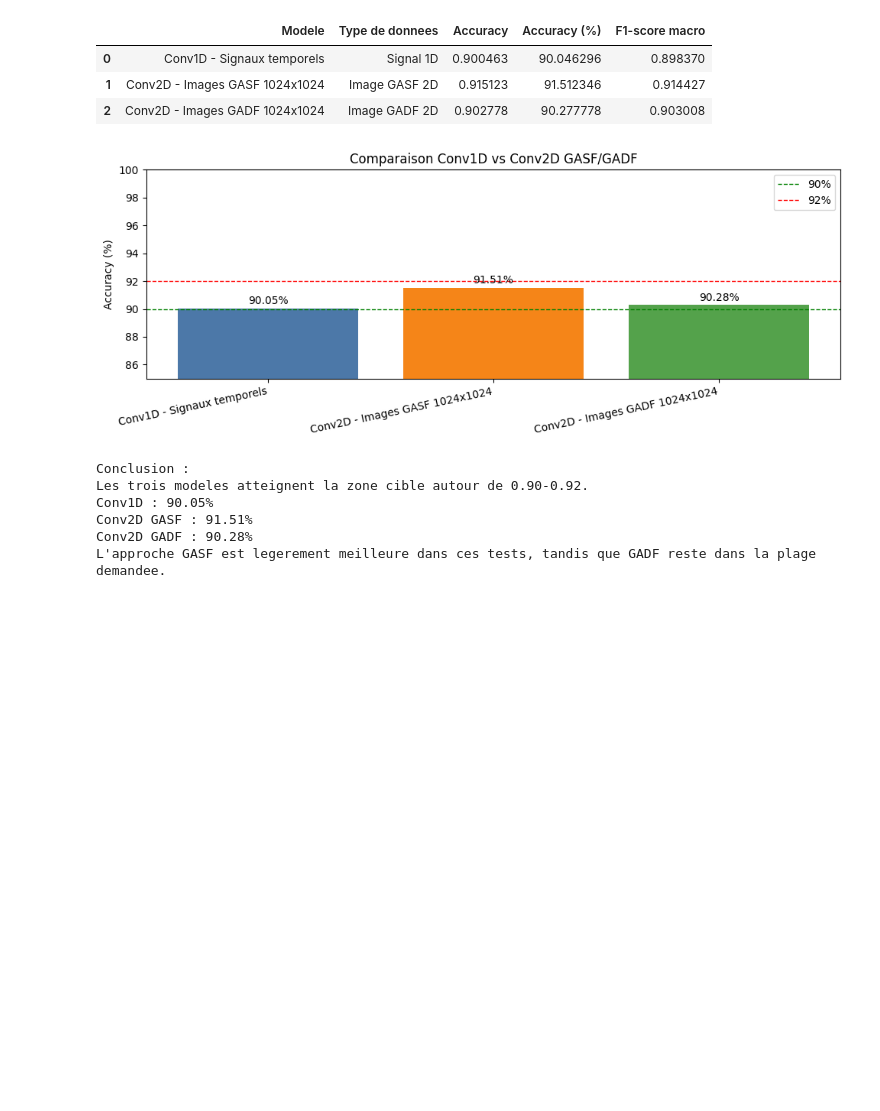
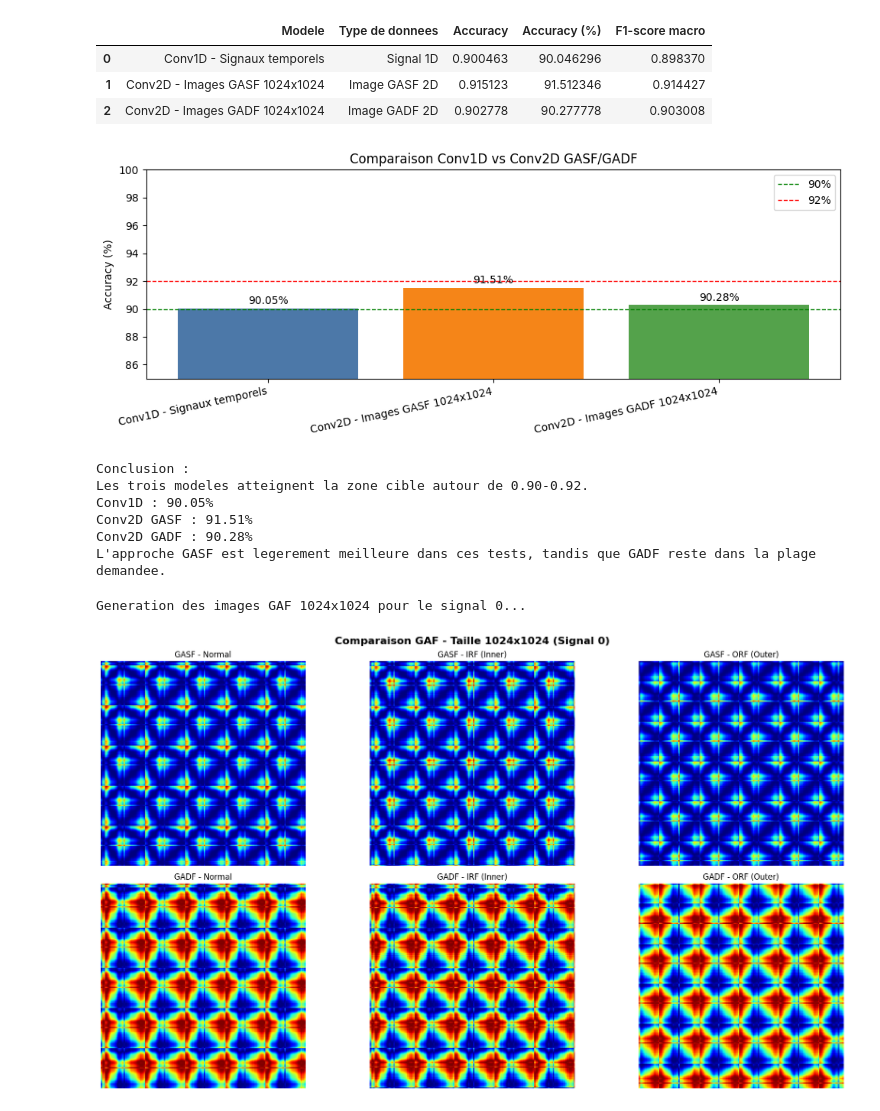
Before and after one commit to MaryemTrk01/Detection_D-anomalie_Par_Reseau_Siamois, a Jupyter notebook: main.ipynb, the cells around one changed output. Cells and saved outputs as stored; diff of their text form; code cells hidden in the pictures; blank space fills up the shorter version.

Commit message:
Update GAF and normalization visualizations

```diff
--- a/main.ipynb
+++ b/main.ipynb
@@ -900,3 +900,75 @@ Conv1D : 90.05%
 Conv2D GASF : 91.51%
 Conv2D GADF : 90.28%
 L'approche GASF est legerement meilleure dans ces tests, tandis que GADF reste dans la plage demandee.
+# %%
+# =====================================================
+# Visualisation GASF/GADF 1024x1024 comme dans PS3
+# =====================================================
+
+import os
+import numpy as np
+import pandas as pd
+import matplotlib.pyplot as plt
+from pyts.image import GramianAngularField
+
+DATASET_DIR = r"C:\Users\trkma\Downloads\archive\Dataset"
+CLASS_FOLDERS = ["Normal", "Inner Race Fault", "Outer Race Fault"]
+CLASS_TITLES = ["Normal", "IRF (Inner)", "ORF (Outer)"]
+IMAGE_SIZE = 1024
+N_SAMPLES = 5000
+SIGNAL_IDX = 0
+
+
+def load_one_normalized_signal(folder_name, signal_idx=0):
+    folder_path = os.path.join(DATASET_DIR, folder_name)
+    csv_files = [f for f in os.listdir(folder_path) if f.endswith(".csv")]
+
+    if len(csv_files) == 0:
+        raise FileNotFoundError(f"Aucun fichier CSV trouve dans {folder_path}")
+
+    csv_files = sorted(csv_files)
+    file_path = os.path.join(folder_path, csv_files[signal_idx])
+    signal = pd.read_csv(file_path, header=None).values.flatten()
+
+    if len(signal) < N_SAMPLES:
+        signal = np.pad(signal, (0, N_SAMPLES - len(signal)), mode="constant")
+    else:
+        signal = signal[:N_SAMPLES]
+
+    signal = signal.astype("float32")
+    signal = (signal - signal.min()) / (signal.max() - signal.min() + 1e-8)
+    return signal.reshape(1, -1)
+
+
+print(f"Generation des images GAF {IMAGE_SIZE}x{IMAGE_SIZE} pour le signal {SIGNAL_IDX}...")
+
+signals_1d = [load_one_normalized_signal(folder, SIGNAL_IDX) for folder in CLASS_FOLDERS]
+
+# Meme logique que PS3: pour IMAGE_SIZE=1024, on prend les 1024 premiers points.
+data_1d = [sig[:, :min(IMAGE_SIZE, sig.shape[1])] for sig in signals_1d]
+
+gasf_gen = GramianAngularField(method="summation", image_size=IMAGE_SIZE)
+gadf_gen = GramianAngularField(method="difference", image_size=IMAGE_SIZE)
+
+fig, axes = plt.subplots(2, 3, figsize=(18, 10))
+fig.suptitle(f"Comparaison GAF - Taille {IMAGE_SIZE}x{IMAGE_SIZE} (Signal {SIGNAL_IDX})",
+             fontsize=16, fontweight="bold")
+
+for col, title_name in enumerate(CLASS_TITLES):
+    img_gasf = gasf_gen.fit_transform(data_1d[col])[0]
+    img_gadf = gadf_gen.fit_transform(data_1d[col])[0]
+
+    axes[0, col].imshow(img_gasf, cmap="jet", origin="upper")
+    axes[0, col].set_title(f"GASF - {title_name}")
+    axes[0, col].axis("off")
+
+    axes[1, col].imshow(img_gadf, cmap="jet", origin="upper")
+    axes[1, col].set_title(f"GADF - {title_name}")
+    axes[1, col].axis("off")
+
+plt.tight_layout()
+plt.show()
+plt.close()
+# %% [output]
+Generation des images GAF 1024x1024 pour le signal 0...
+[figure, added]
```
Also changed, not shown: parts of 1 cell of this notebook.
